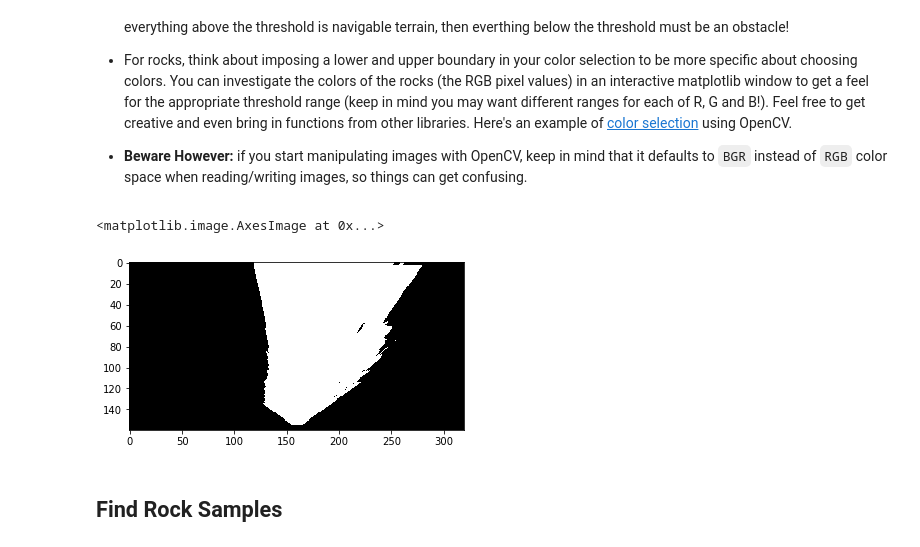
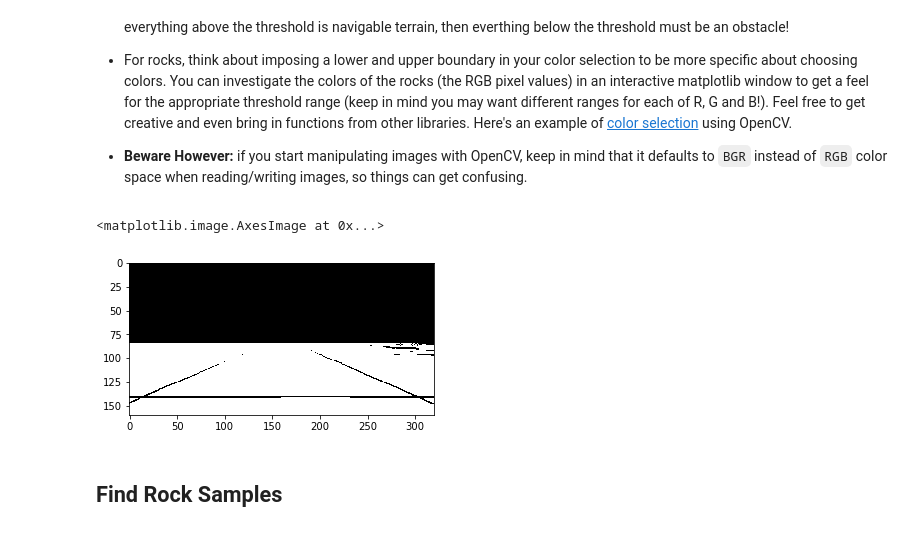
Before and after one commit to ardakayaa/Robotics-SearchAndSampleReturn, a Jupyter notebook: code/Rover_Project_Test_Notebook.ipynb, the cells around one changed output. Drawn from its saved outputs; the diff is of its cells as text; code cells hidden in the pictures.

```diff
--- a/code/Rover_Project_Test_Notebook.ipynb
+++ b/code/Rover_Project_Test_Notebook.ipynb
@@ -123,29 +123,39 @@ Define the color thresholding function from the lesson and apply it to the warpe
 # %%
 # Identify pixels above the threshold
 # Threshold of RGB > 160 does a nice job of identifying ground pixels only
 def color_thresh(img, rgb_thresh=(160, 160, 160)):
     # Create an array of zeros same xy size as img, but single channel
     color_select = np.zeros_like(img[:,:,0])
     # Require that each pixel be above all three threshold values in RGB
     # above_thresh will now contain a boolean array with "True"
     # where threshold was met
     above_thresh = (img[:,:,0] > rgb_thresh[0]) \
                 & (img[:,:,1] > rgb_thresh[1]) \
                 & (img[:,:,2] > rgb_thresh[2])
+
     # Index the array of zeros with the boolean array and set to 1
     color_select[above_thresh] = 1
+
+    # Masks the half of the image
+    color_select[0:85,0:320] = 0
 
     # Return the binary image
     return color_select
 
-threshed = color_thresh(warped)
 
+
+threshed = color_thresh(grid_img)
+
+
+fig = plt.figure(figsize=(12,9))
+plt.subplot(221)
 plt.imshow(threshed, cmap = 'gray')
 
+
 #scipy.misc.imsave('../output/warped_threshed.jpg', threshed*255)
 # %% [output]
 <matplotlib.image.AxesImage at 0x...>
-[figure, old version]
+[figure, new version]
 # %% [markdown]
 ## Find Rock Samples
 # %%
```
Also changed, not shown: parts of 6 cells of this notebook, 3 other files.
